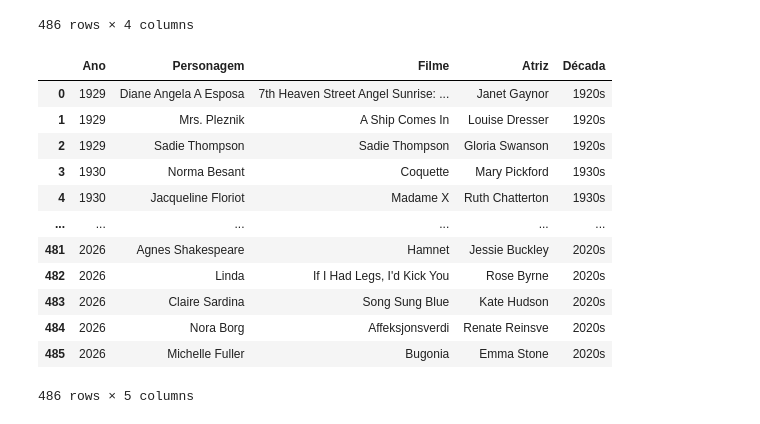
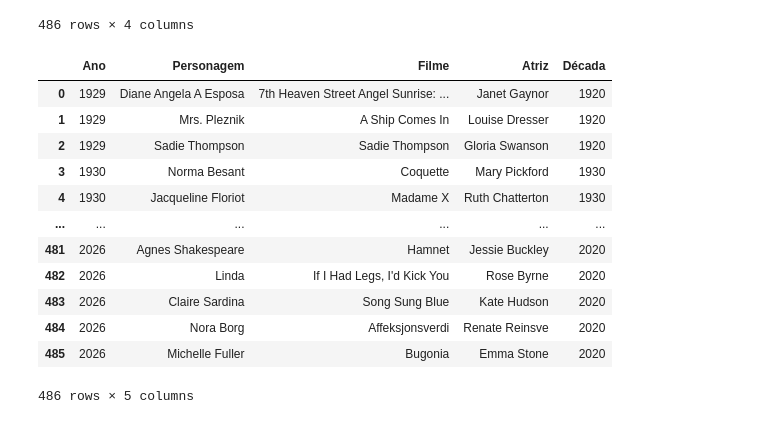
Before and after one commit to rpaskin/scraper_oscar, a Jupyter notebook: oscar_transform.ipynb, the cells around one changed output. Cells and saved outputs as stored; diff of their text form; code cells hidden in the pictures.

```diff
--- a/oscar_transform.ipynb
+++ b/oscar_transform.ipynb
@@ -245,43 +245,43 @@ melhor_atriz
 
 # Função para converter ano em década
 def ano_para_decada(ano_str):
     """
     Converte um ano em formato string para sua respectiva década.
 
     Exemplos:
     - '1929 (1.ª)' -> '1920s'
     - '1930 (2.ª)[nota 1]' -> '1930s'
     - '2020' -> '2020s'
     """
     # Extrai apenas os 4 primeiros dígitos do ano
     ano = int(str(ano_str)[:4])
 
     # Calcula a década (arredonda para baixo para o múltiplo de 10)
     decada = (ano // 10) * 10
 
-    return f"{decada}s"
+    return decada
 
 # Aplicando a transformação
 # Método 1: Criar uma nova coluna 'Década'
 tabela_atriz['Década'] = tabela_atriz['Ano'].apply(ano_para_decada)
 
 # Método 2 (alternativo): Substituir a coluna 'Ano' pela década
 # tabela_atrizes['Ano'] = tabela_atrizes['Ano'].apply(ano_para_decada)
 
 # Visualizando o resultado
 # print(tabela_atriz[['Ano', 'Década', 'Atriz', 'Filme']].head(20))
 tabela_atriz
 # %% [output]
 |  | Ano | Personagem | Filme | Atriz | Década |
-| 0 | 1929 | Diane Angela A Esposa | 7th Heaven Street Angel Sunrise: ... | Janet Gaynor | 1920s |
-| 1 | 1929 | Mrs. Pleznik | A Ship Comes In | Louise Dresser | 1920s |
-| 2 | 1929 | Sadie Thompson | Sadie Thompson | Gloria Swanson | 1920s |
-| 3 | 1930 | Norma Besant | Coquette | Mary Pickford | 1930s |
-| 4 | 1930 | Jacqueline Floriot | Madame X | Ruth Chatterton | 1930s |
+| 0 | 1929 | Diane Angela A Esposa | 7th Heaven Street Angel Sunrise: ... | Janet Gaynor | 1920 |
+| 1 | 1929 | Mrs. Pleznik | A Ship Comes In | Louise Dresser | 1920 |
+| 2 | 1929 | Sadie Thompson | Sadie Thompson | Gloria Swanson | 1920 |
+| 3 | 1930 | Norma Besant | Coquette | Mary Pickford | 1930 |
+| 4 | 1930 | Jacqueline Floriot | Madame X | Ruth Chatterton | 1930 |
 | ... | ... | ... | ... | ... | ... |
-| 481 | 2026 | Agnes Shakespeare | Hamnet | Jessie Buckley | 2020s |
-| 482 | 2026 | Linda | If I Had Legs, I'd Kick You | Rose Byrne | 2020s |
-| 483 | 2026 | Claire Sardina | Song Sung Blue | Kate Hudson | 2020s |
-| 484 | 2026 | Nora Borg | Affeksjonsverdi | Renate Reinsve | 2020s |
-| 485 | 2026 | Michelle Fuller | Bugonia | Emma Stone | 2020s |
+| 481 | 2026 | Agnes Shakespeare | Hamnet | Jessie Buckley | 2020 |
+| 482 | 2026 | Linda | If I Had Legs, I'd Kick You | Rose Byrne | 2020 |
+| 483 | 2026 | Claire Sardina | Song Sung Blue | Kate Hudson | 2020 |
+| 484 | 2026 | Nora Borg | Affeksjonsverdi | Renate Reinsve | 2020 |
+| 485 | 2026 | Michelle Fuller | Bugonia | Emma Stone | 2020 |
 486 rows × 5 columns
```
Also changed, not shown: parts of 1 cell of this notebook.
